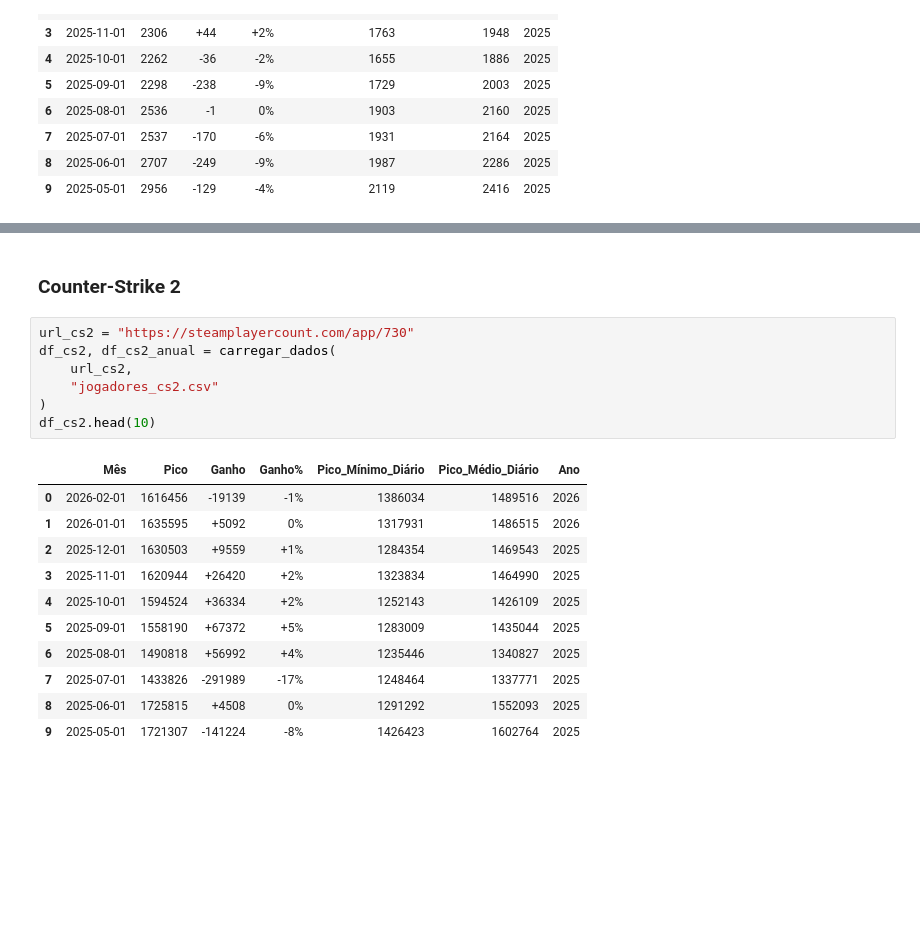
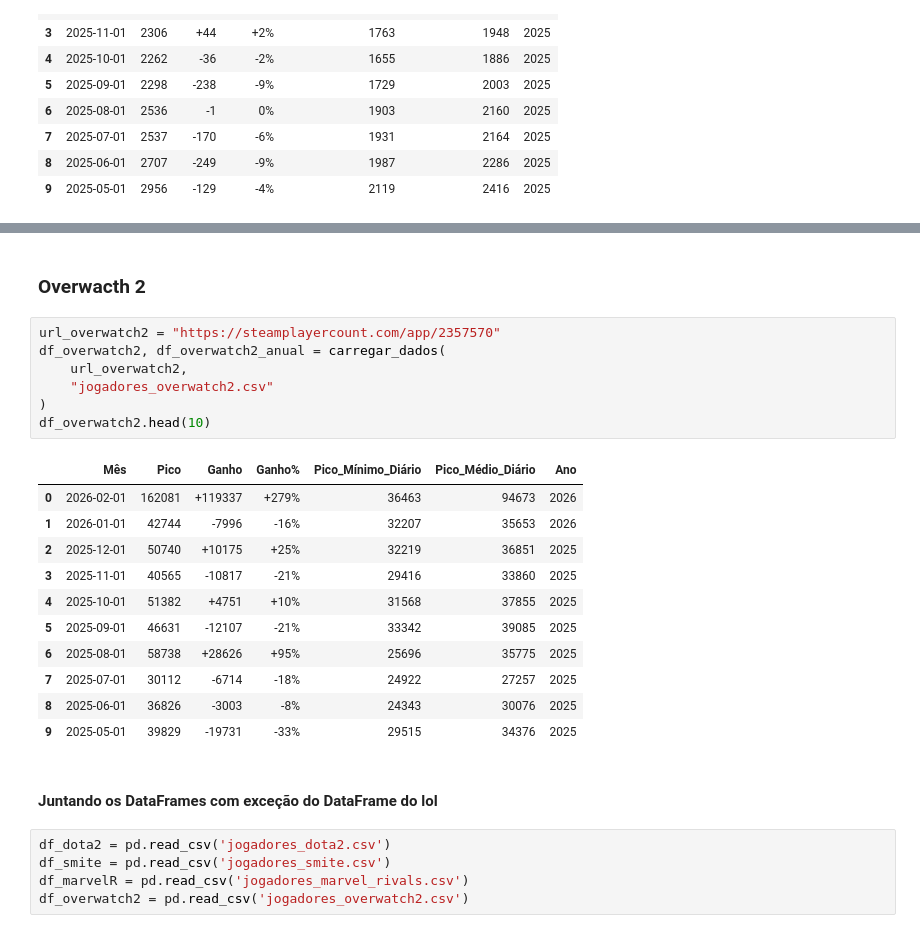
Before and after one commit to GabrielMSAlbino/Lol-esta-acabando-ponto-de-interogacao, a Jupyter notebook: lol_esta_morrendo.ipynb, the cells around one changed output, grey strips where cells are left out. Drawn from its saved outputs; the diff is of its cells as text; blank space fills up the shorter version.

Commit message:
Começo das análises.
Depois de juntar alguns dataframes, plotei o primeiro gráfico.

```diff
--- a/lol_esta_morrendo.ipynb
+++ b/lol_esta_morrendo.ipynb
@@ -281,21 +302,28 @@ df_smite.head(10)
 # %% [markdown]
-### Counter-Strike 2
+### Overwacth 2
 # %%
-url_cs2 = "https://steamplayercount.com/app/730"
-df_cs2, df_cs2_anual = carregar_dados(
-    url_cs2,
-    "jogadores_cs2.csv"
+url_overwatch2 = "https://steamplayercount.com/app/2357570"
+df_overwatch2, df_overwatch2_anual = carregar_dados(
+    url_overwatch2,
+    "jogadores_overwatch2.csv"
 )
-df_cs2.head(10)
+df_overwatch2.head(10)
 # %% [output]
 |  | Mês | Pico | Ganho | Ganho% | Pico_Mínimo_Diário | Pico_Médio_Diário | Ano |
-| 0 | 2026-02-01 | 1616456 | -19139 | -1% | 1386034 | 1489516 | 2026 |
-| 1 | 2026-01-01 | 1635595 | +5092 | 0% | 1317931 | 1486515 | 2026 |
-| 2 | 2025-12-01 | 1630503 | +9559 | +1% | 1284354 | 1469543 | 2025 |
-| 3 | 2025-11-01 | 1620944 | +26420 | +2% | 1323834 | 1464990 | 2025 |
-| 4 | 2025-10-01 | 1594524 | +36334 | +2% | 1252143 | 1426109 | 2025 |
-| 5 | 2025-09-01 | 1558190 | +67372 | +5% | 1283009 | 1435044 | 2025 |
-| 6 | 2025-08-01 | 1490818 | +56992 | +4% | 1235446 | 1340827 | 2025 |
-| 7 | 2025-07-01 | 1433826 | -291989 | -17% | 1248464 | 1337771 | 2025 |
-| 8 | 2025-06-01 | 1725815 | +4508 | 0% | 1291292 | 1552093 | 2025 |
-| 9 | 2025-05-01 | 1721307 | -141224 | -8% | 1426423 | 1602764 | 2025 |
+| 0 | 2026-02-01 | 162081 | +119337 | +279% | 36463 | 94673 | 2026 |
+| 1 | 2026-01-01 | 42744 | -7996 | -16% | 32207 | 35653 | 2026 |
+| 2 | 2025-12-01 | 50740 | +10175 | +25% | 32219 | 36851 | 2025 |
+| 3 | 2025-11-01 | 40565 | -10817 | -21% | 29416 | 33860 | 2025 |
+| 4 | 2025-10-01 | 51382 | +4751 | +10% | 31568 | 37855 | 2025 |
+| 5 | 2025-09-01 | 46631 | -12107 | -21% | 33342 | 39085 | 2025 |
+| 6 | 2025-08-01 | 58738 | +28626 | +95% | 25696 | 35775 | 2025 |
+| 7 | 2025-07-01 | 30112 | -6714 | -18% | 24922 | 27257 | 2025 |
+| 8 | 2025-06-01 | 36826 | -3003 | -8% | 24343 | 30076 | 2025 |
+| 9 | 2025-05-01 | 39829 | -19731 | -33% | 29515 | 34376 | 2025 |
+# %% [markdown]
+#### Juntando os DataFrames com exceção do DataFrame do lol
+# %%
+df_dota2 = pd.read_csv('jogadores_dota2.csv')
+df_smite = pd.read_csv('jogadores_smite.csv')
+df_marvelR = pd.read_csv('jogadores_marvel_rivals.csv')
+df_overwatch2 = pd.read_csv('jogadores_overwatch2.csv')
```
Also changed, not shown: parts of 7 cells of this notebook, 3 other files.
